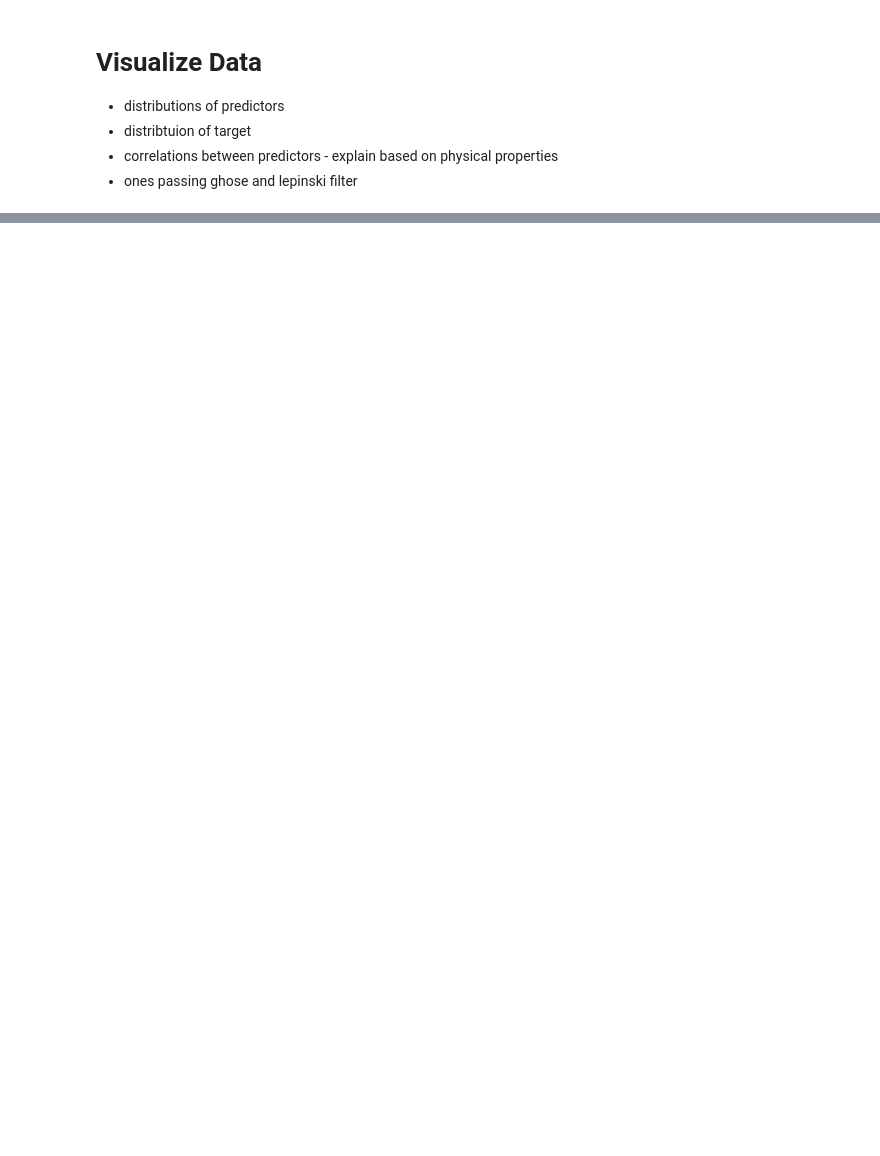
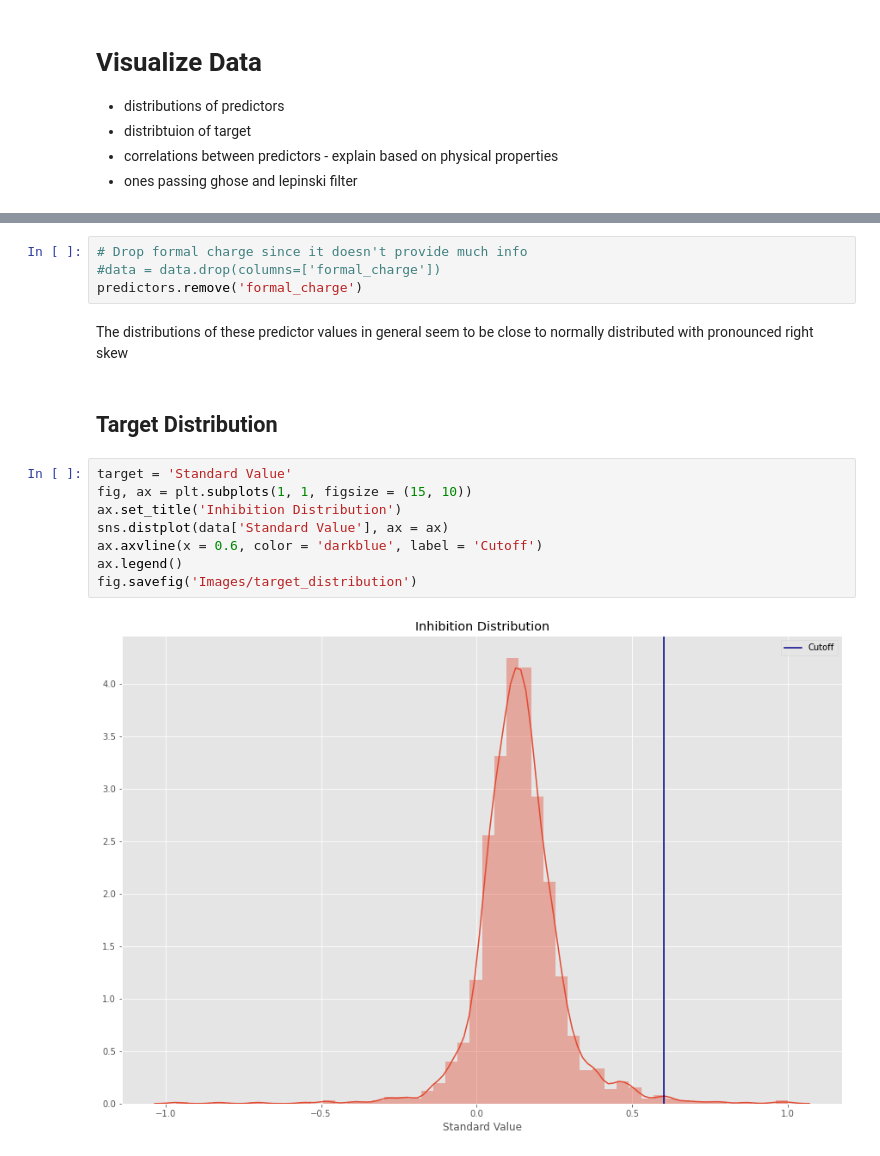
Before and after one commit to ethankim00/CovidDrugDiscovery, a Jupyter notebook: DataExplorationAndProcessing.ipynb, the cells around one changed output, grey strips where cells are left out. Drawn from its saved outputs; the diff is of its cells as text; blank space fills up the shorter version.

```diff
--- a/DataExplorationAndProcessing.ipynb
+++ b/DataExplorationAndProcessing.ipynb
@@ -177,0 +197,18 @@ data
+# %%
+# Drop formal charge since it doesn't provide much info
+#data = data.drop(columns=['formal_charge'])
+predictors.remove('formal_charge')
+# %% [markdown]
+The distributions of these predictor values in general seem to be close to  normally distributed with pronounced right skew
+# %% [markdown]
+## Target Distribution
+# %%
+target = 'Standard Value'
+fig, ax = plt.subplots(1, 1, figsize = (15, 10))
+ax.set_title('Inhibition Distribution')
+sns.distplot(data['Standard Value'], ax = ax)
+ax.axvline(x = 0.6, color = 'darkblue', label = 'Cutoff')
+ax.legend()
+fig.savefig('Images/target_distribution')
+# %% [output]
+[figure, added]
```
Also changed, not shown: parts of 36 cells of this notebook, 3 other files.
